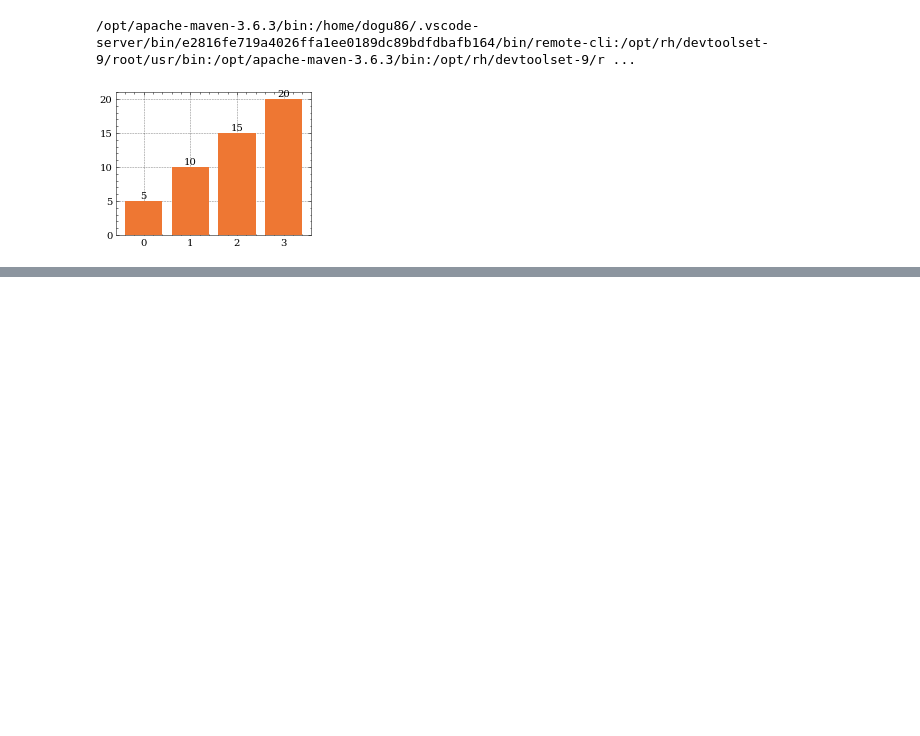
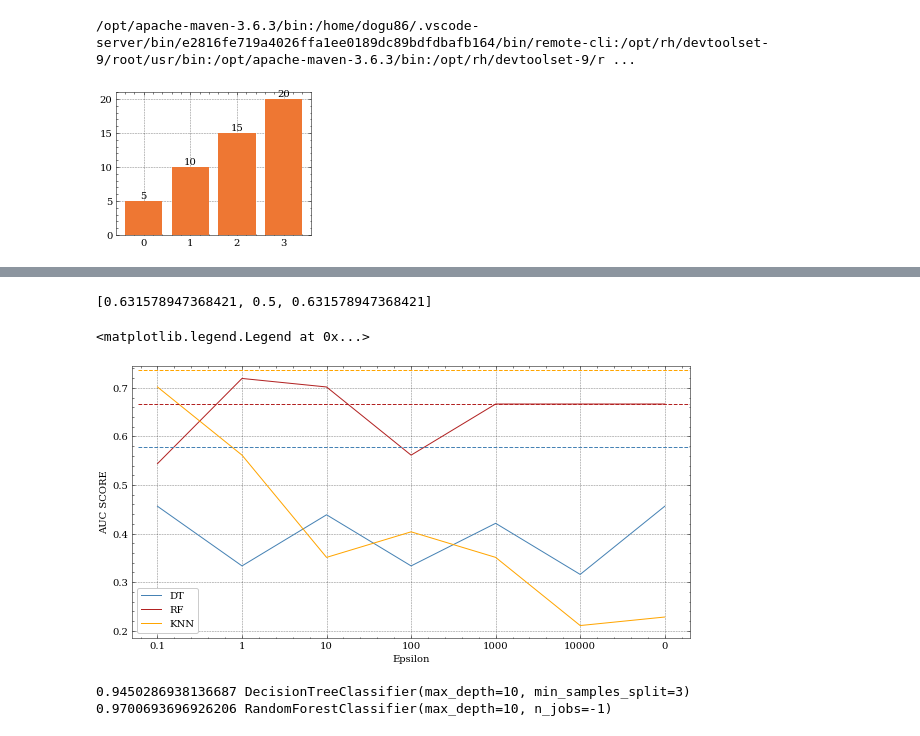
Before and after one commit to memy85/2022_DATA_SYNTHESIS, a Jupyter notebook: young_age/src/4_results/Untitled.ipynb, the cells around one changed output, grey strips where cells are left out. Saved outputs shown, nothing was run; the diff lists cells and outputs as text; code cells hidden in the pictures; blank space fills up the shorter version.

```diff
--- a/young_age/src/4_results/Untitled.ipynb
+++ b/young_age/src/4_results/Untitled.ipynb
@@ -544,0 +637,22 @@ plt.show()
+# %%
+path = '/home/dogu86/2022_DATA_SYNTHESIS/young_age/data/processed/2_produce_data/synthetic_decoded/synthetic_data'
+for epsilon in [0.1, 1,10,100,1000,10000,0]:
+    syn = pd.read_csv(path+f'/Synthetic_data_epsilon{epsilon}_50.csv')
+    syn = syn.drop(['Unnamed: 0','OVR_SURV'],axis=1)
+
+    X_train, X_test, y_train, y_test = train_test_split(syn.drop('DEAD',axis=1), syn['DEAD'], test_size = 0.25, stratify=syn['DEAD'])
+    syn_valid = pd.concat([X_test,y_test],axis=1)
+    syn_train = pd.concat([X_train,y_train],axis=1)
+
+    dt_model_tsts = get_best_model(syn_train,syn_valid,'dt')
+    rf_model_tsts = get_best_model(syn_train,syn_valid,'rf')
+    knn_model_tsts = get_best_model(syn_train,syn_valid,'knn')
+
+    pred = dt_model_tsts.predict(test_x)
+    dt_score.append(return_roc_score(dt_model_tsts,test_x,test['DEAD'],pred))
+
+    pred = rf_model_tsts.predict(test_x)
+    rf_score.append(return_roc_score(rf_model_tsts,test_x,test['DEAD'],pred))
+
+    pred = knn_model_tsts.predict(test_x)
+    knn_score.append(return_roc_score(knn_model_tsts,test_x,test['DEAD'],pred))
@@ -544,0 +724,40 @@ plt.show()
+# %%
+real_score
+# %% [output]
+[0.631578947368421, 0.5, 0.631578947368421]
+# %%
+plt.figure(figsize=(10,5))
+
+colors = ['steelblue','firebrick','orange']
+
+
+
+
+plt.plot(dt_score,label='DT',color = colors[0])
+plt.plot(rf_score,label='RF',color = colors[1])
+plt.plot(knn_score,label='KNN',color = colors[2])
+
+for i, score in enumerate(real_score):
+    plt.axhline(score, 0.01, 1.5, color = colors[i], linestyle='--', linewidth=1)
+
+plt.xticks(np.arange(0, 7, 1), labels=['0.1', '1', '10', '100', '1000', '10000','0'])
+
+plt.xlabel('Epsilon')
+plt.ylabel('AUC SCORE')
+#plt.plot(mlp_score,label='MLP')
+plt.legend()
+# %% [output]
+<matplotlib.legend.Legend at 0x...>
+[figure, added]
+# %%
+syn = pd.read_csv(path+f'/Synthetic_data_epsilon10000_50.csv')
+syn = syn.drop(['Unnamed: 0','OVR_SURV'],axis=1)
+X_train, X_test, y_train, y_test = train_test_split(syn.drop('DEAD',axis=1), syn['DEAD'], test_size = 0.2, stratify=syn['DEAD'])
+syn_valid = pd.concat([X_test,y_test],axis=1)
+syn_train = pd.concat([X_train,y_train],axis=1)
+
+dt_model_tsts = get_best_model(syn_train,syn_valid,'dt')
+rf_model_tsts = get_best_model(syn_train,syn_valid,'rf')
+# %% [output]
+0.9450286938136687 DecisionTreeClassifier(max_depth=10, min_samples_split=3)
+0.9700693696926206 RandomForestClassifier(max_depth=10, n_jobs=-1)
```
Also changed, not shown: parts of 29 cells of this notebook.
